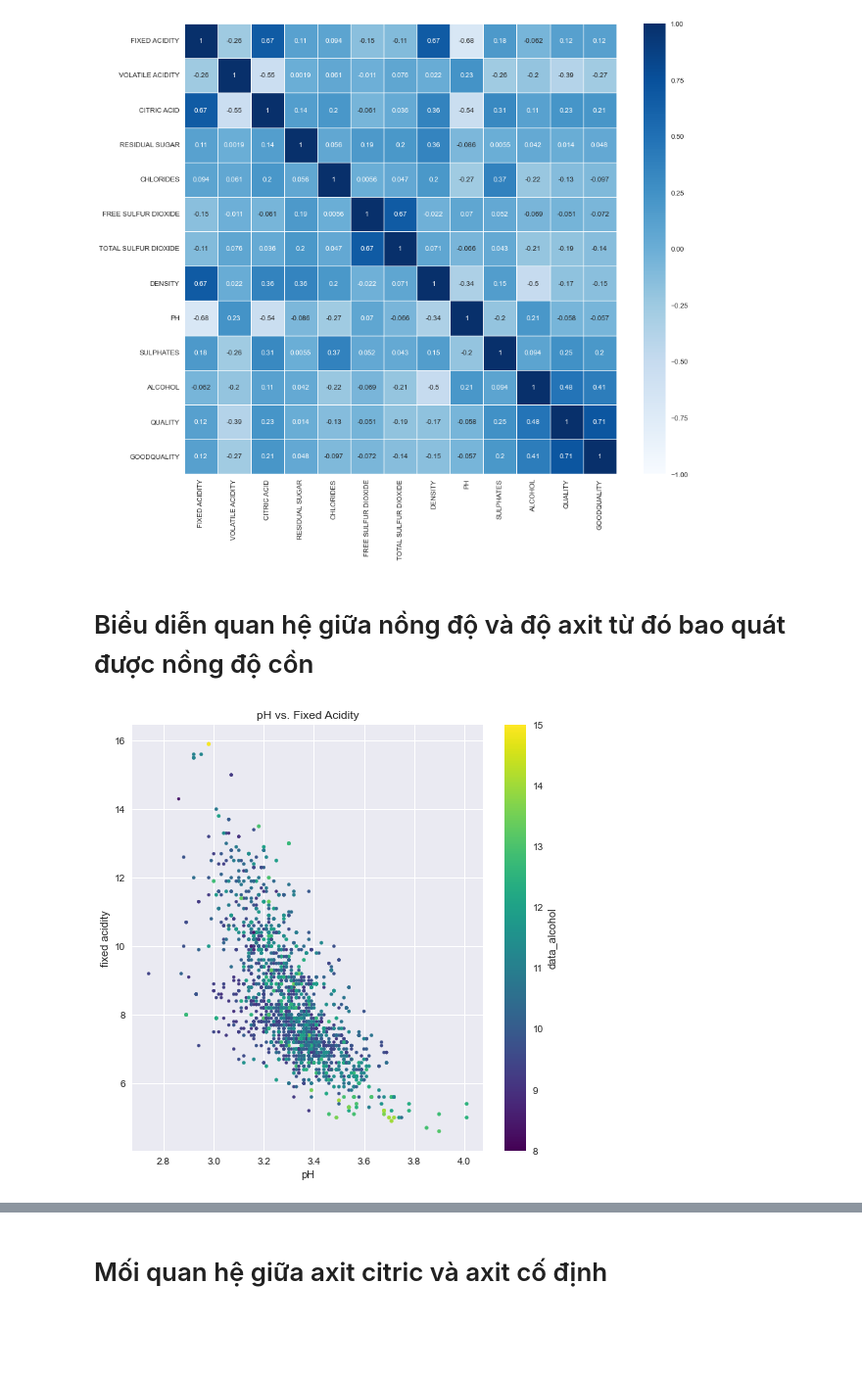
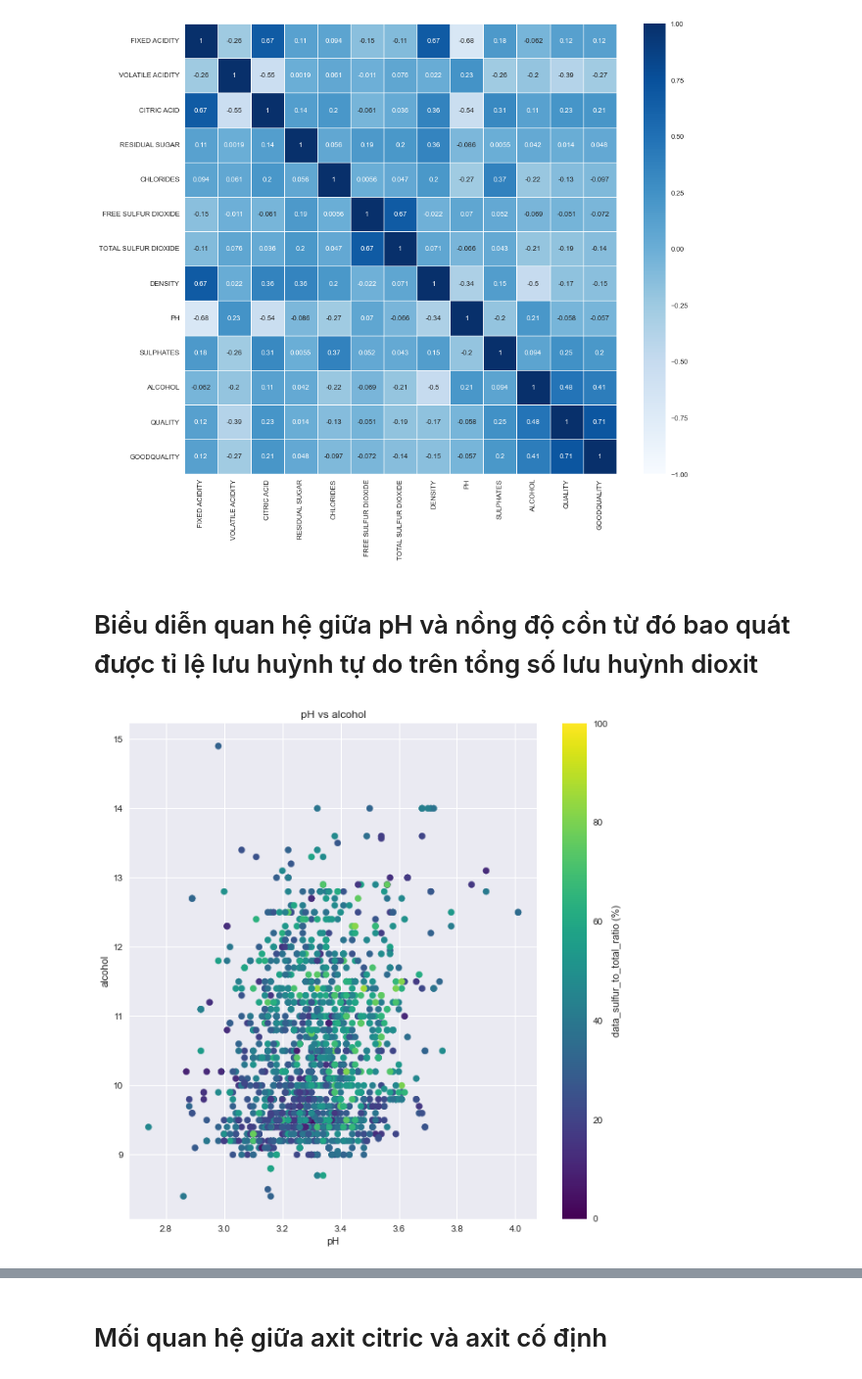
Before and after one commit to victosmat/project_python, a Jupyter notebook: btl.ipynb, the cells around one changed output, grey strips where cells are left out. Shown at 98% size. Cells and saved outputs as stored; diff of their text form; code cells hidden in the pictures; blank space fills up the shorter version.

```diff
--- a/btl.ipynb
+++ b/btl.ipynb
@@ -252,33 +252,38 @@ ax.set_xticklabels(xtichs);
 # %% [output]
 [figure]
 # %% [markdown]
-# Biểu diễn quan hệ giữa nồng độ và độ axit từ đó bao quát được nồng độ cồn
+# Biểu diễn quan hệ giữa pH và nồng độ cồn từ đó bao quát được tỉ lệ lưu huỳnh tự do trên tổng số lưu huỳnh dioxit
 # %%
 # tạo biểu đồ mo tả
 # dùng scatter tạo biểu đồ rời rạc
-data_pH, data_aci = data['pH'], data['fixed acidity']
+data_pH, data_alcohol = data['pH'], data['alcohol']
 
-# tạo thêm truy vấn cho mật độ và nồng độ cồn
-data_density, data_alcohol = data['density'], data['alcohol']
+# tạo thêm cột tỉ lệ của lượng lưu huỳnh tự do trên tổng lượng lưu huỳnh
+data['sulfur to total ratio'] = data['free sulfur dioxide'] / \
+    data['total sulfur dioxide']*100
+
+
+data_sulfur_to_total_ratio = data['sulfur to total ratio']
 
 # mở rộng biểu đồ
-plt.figure(figsize=(8, 8))
+plt.figure(figsize=(10, 10))
 
-plt.scatter(data_pH, data_aci, c=data_alcohol, cmap='viridis', s=data_alcohol)
+plt.scatter(data_pH, data_alcohol, c=data_sulfur_to_total_ratio,
+            cmap='viridis')
 # dùng np.log10(data_density) để truy vấn tại điểm là nồng độ cồn
 
 # đặt tên
 plt.xlabel('pH')
-plt.ylabel('fixed acidity')
-plt.title('pH vs. Fixed Acidity')
+plt.ylabel('alcohol')
+plt.title('pH vs alcohol')
 
-# chỉ cột màu bên phải tương ứng với 10^
-plt.colorbar(label='data_alcohol')
+# chỉ cột màu bên phải tương ứng với tỉ lệ lưu huỳnh tự do trên tổng
+plt.colorbar(label='data_sulfur_to_total_ratio (%)')
 
-# do nồng độ cồn từ 8 đến 15 nên chỉnh lại cột màu bên phải
-plt.clim(8, 15)
+# do tổng lượng lưu huỳnh dioxit từ 6 đến 289 nên chỉnh lại cột màu bên phải
+plt.clim(0, 100)
 # %% [output]
-[figure, old version]
+[figure, new version]
 # %%
 # #Create a new dataframe containing only pH and fixed acidity columns to visualize their co-relations
 fixedAcidity_pH = data[['pH', 'fixed acidity']]
```
Also changed, not shown: parts of 1 cell of this notebook.
